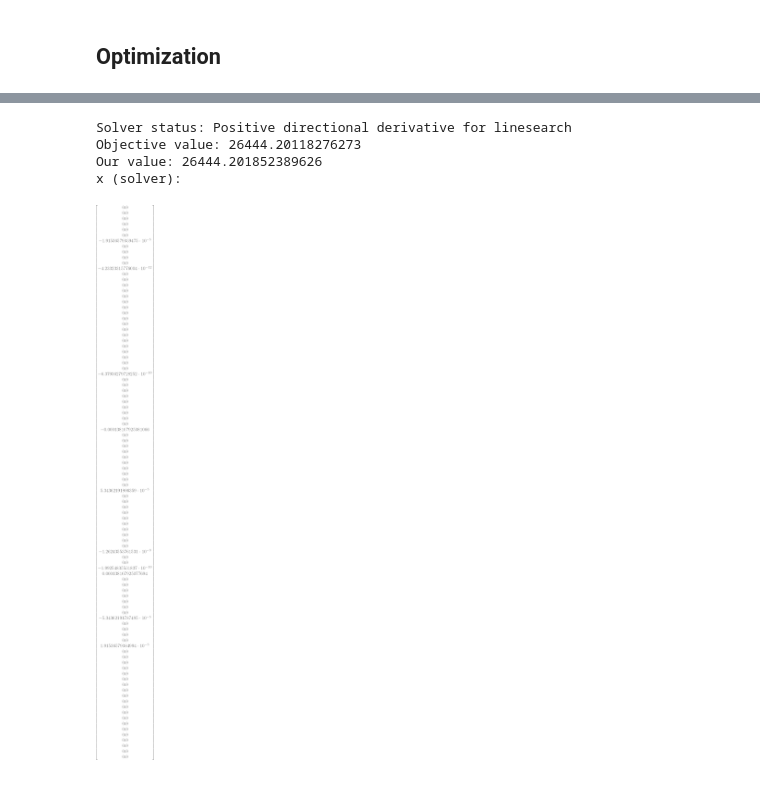
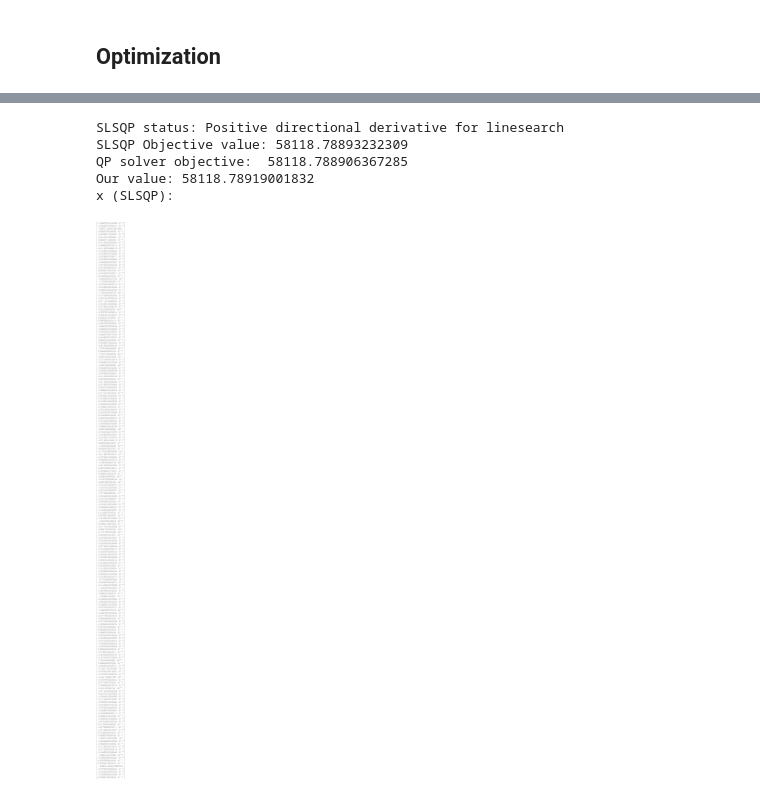
Before and after one commit to SalvatoreMastrangelo/frank-wolfe-constrained-optimization, a Jupyter notebook: frank_wolfe.ipynb, the cells around one changed output, grey strips where cells are left out. Cells and saved outputs as stored; diff of their text form; code cells hidden in the pictures.

```diff
--- a/frank_wolfe.ipynb
+++ b/frank_wolfe.ipynb
@@ -123,7 +137,8 @@ dispeig = sp.Matrix(eigenvalues)
 # %% [markdown]
 ## Generate constraints
 # %%
-n_partitions = np.random.randint(1, n//2)
+# n_partitions = np.random.randint(1, n//2)
+n_partitions = n // 4
 partitions = [[] for i in range(n_partitions)]
 index = np.random.permutation(n)
 for i in range(2*n_partitions):
@@ -203,3 +233,9 @@ Elapsed time: 1.22 seconds
 # %%
 # for part in partitions:
 #     print(sum(x_star[part]))
+# %%
+precision = 50  # Change this value to adjust precision
+np.set_printoptions(precision=precision, suppress=True)
+
+for part in partitions:
+    print(x_star[part])
@@ -286,0 +359,20 @@ Plotting convergence history...
+# %%
+### using a QP solver
+## write the equality constraints in the form Ax = b
+A = np.zeros((n_partitions, n))
+b = np.zeros((n_partitions, 1))
+for i in range(n_partitions):
+    A[i, partitions[i]] = 1
+    b[i] = 1
+
+lb = np.zeros((n, 1))
+ub = np.ones((n, 1))
+
+# qpsolvers.available_solvers = ['clarabel', 'cvxopt', 'daqp', 'ecos',
+# 'gurobi', 'highs', 'hpipm', 'jaxopt_osqp', 'kvxopt', 'mosek', 'osqp',
+# 'piqp', 'proxqp', 'qpalm', 'qpax', 'qpoases', 'qpswift', 'quadprog', '
+# scs', 'sip', 'nppro']
+
+x_qp = solve_qp(Q, q.flatten(), A=A, b=b.flatten(), solver="daqp", lb=lb.flatten(), ub=ub.flatten())
+x_qp = x_qp.reshape(-1, 1)
+f(Q, q, x_qp)
@@ -287,20 +381,22 @@ Plotting convergence history...
 # %%
 # reshape solution
-x_solver = res.x.reshape(-1, 1)
+x_SLSQP = res.x.reshape(-1, 1)
 
 # Set precision for displaying results
-precision = 4  # Change this value to adjust precision
+precision = 10  # Change this value to adjust precision
 np.set_printoptions(precision=precision, suppress=True)
 
-print("Solver status:", res.message)
-print("Objective value:", res.fun)
+print("SLSQP status:", res.message)
+print("SLSQP Objective value:", res.fun)
+print("QP solver Objective Value: ", f(Q, q, x_qp))
 print(f"Our value: {f(Q, q, x_star)}")
-print("x (solver):")
-diff = x_star - x_solver
+print("x (SLSQP):")
+diff = x_qp - x_SLSQP
 display(sp.Matrix(diff))
 # %% [output]
-Solver status: Positive directional derivative for linesearch
-Objective value: 26444.20118276273
-Our value: 26444.201852389626
-x (solver):
+SLSQP status: Positive directional derivative for linesearch
+SLSQP Objective value: 58118.78893232309
+QP solver objective:  58118.788906367285
+Our value: 58118.78919001832
+x (SLSQP):
-[figure, old version]
+[figure, new version]
```
Also changed, not shown: parts of 12 cells of this notebook.
